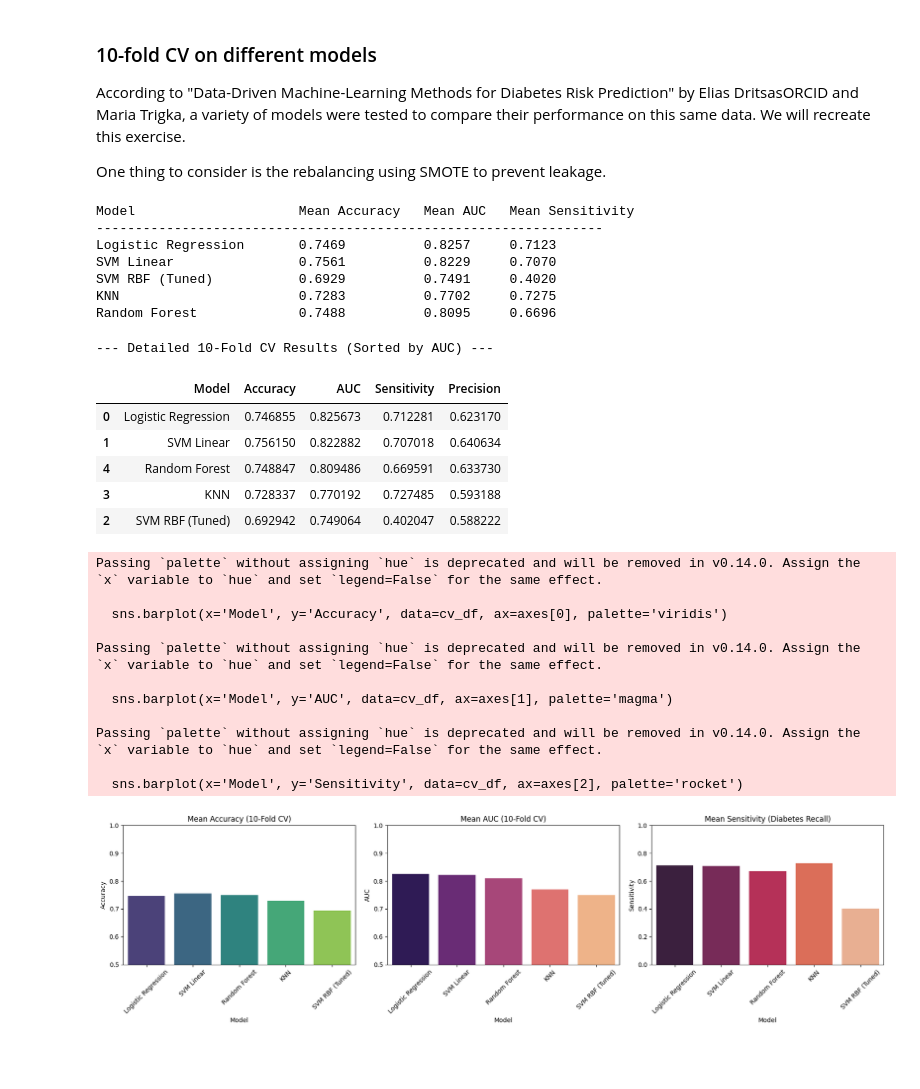
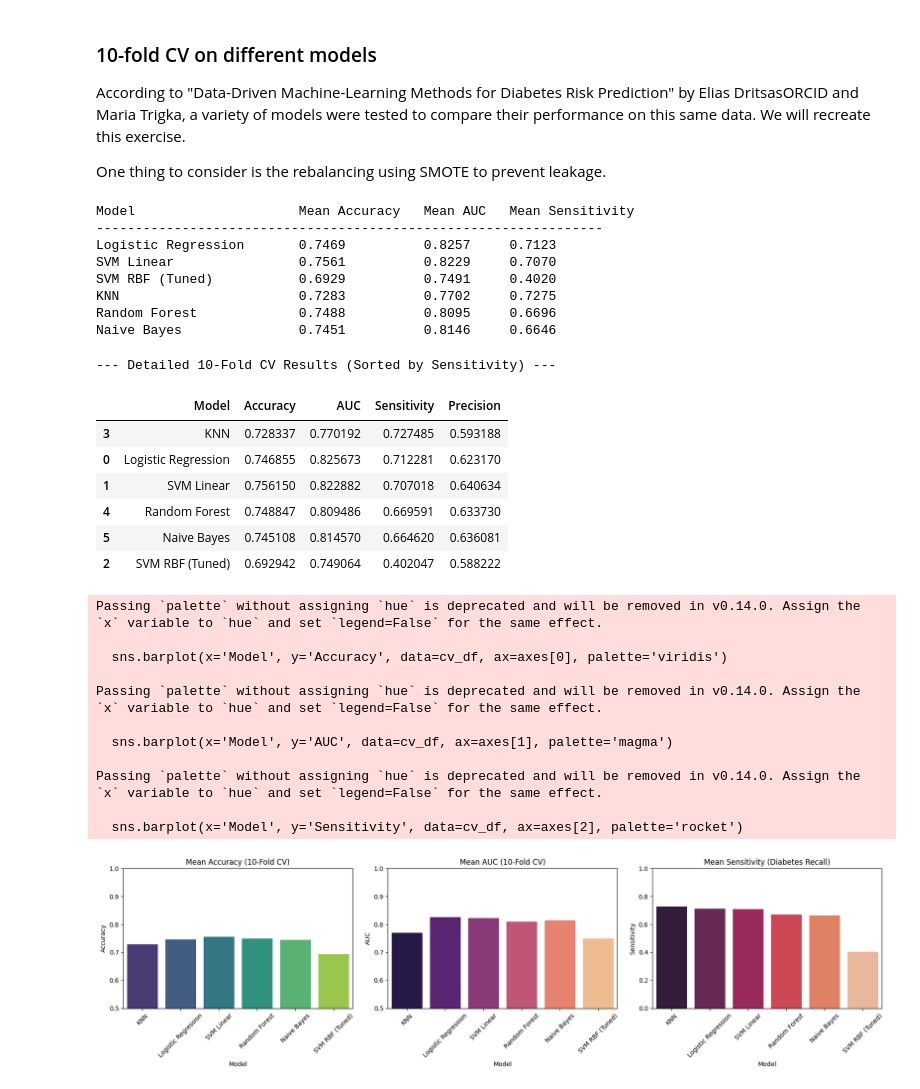
Before and after one commit to edgardjcuadra/Machine_Learning_Final, a Jupyter notebook: main_2.0.ipynb, the cells around one changed output. Cells and saved outputs as stored; diff of their text form; code cells hidden in the pictures; blank space fills up the shorter version.

```diff
--- a/main_2.0.ipynb
+++ b/main_2.0.ipynb
@@ -604,6 +604,7 @@ One thing to consider is the rebalancing using SMOTE to prevent leakage.
 # %%
 from sklearn.neighbors import KNeighborsClassifier
 from sklearn.ensemble import RandomForestClassifier
+from sklearn.naive_bayes import GaussianNB
 from sklearn.model_selection import cross_validate, StratifiedKFold
 from imblearn.pipeline import Pipeline as ImbPipeline
 
@@ -617,7 +618,8 @@ models = {
     'SVM Linear': SVC(kernel='linear', probability=True, random_state=42),
     'SVM RBF (Tuned)': SVC(kernel='rbf', C=1, gamma=1.5, probability=True, random_state=42),
     'KNN': KNeighborsClassifier(n_neighbors=5),
-    'Random Forest': RandomForestClassifier(n_estimators=100, random_state=42)
+    'Random Forest': RandomForestClassifier(n_estimators=100, random_state=42),
+    'Naive Bayes': GaussianNB()
 }
 
 # Define metrics we want to track
@@ -677,11 +679,12 @@ SVM Linear                0.7561          0.8229     0.7070
 SVM RBF (Tuned)           0.6929          0.7491     0.4020
 KNN                       0.7283          0.7702     0.7275
 Random Forest             0.7488          0.8095     0.6696
+Naive Bayes               0.7451          0.8146     0.6646
 # %%
 # Create a DataFrame for easy comparison
-cv_df = pd.DataFrame(results_list).sort_values(by='AUC', ascending=False)
+cv_df = pd.DataFrame(results_list).sort_values(by='Sensitivity', ascending=False)
 
-print("\n--- Detailed 10-Fold CV Results (Sorted by AUC) ---")
+print("\n--- Detailed 10-Fold CV Results (Sorted by Sensitivity) ---")
 display(cv_df)
 
 # Plotting the comparison
@@ -694,33 +697,34 @@ axes[0].set_ylim(0.5, 1.0)
 
 sns.barplot(x='Model', y='AUC', data=cv_df, ax=axes[1], palette='magma')
 axes[1].set_title('Mean AUC (10-Fold CV)')
 axes[1].tick_params(axis='x', rotation=45)
 axes[1].set_ylim(0.5, 1.0)
 
 sns.barplot(x='Model', y='Sensitivity', data=cv_df, ax=axes[2], palette='rocket')
 axes[2].set_title('Mean Sensitivity (Diabetes Recall)')
 axes[2].tick_params(axis='x', rotation=45)
 axes[2].set_ylim(0.0, 1.0)
 
 plt.tight_layout()
 plt.show()
 # %% [output]
---- Detailed 10-Fold CV Results (Sorted by AUC) ---
+--- Detailed 10-Fold CV Results (Sorted by Sensitivity) ---
 |  | Model | Accuracy | AUC | Sensitivity | Precision |
+| 3 | KNN | 0.728337 | 0.770192 | 0.727485 | 0.593188 |
 | 0 | Logistic Regression | 0.746855 | 0.825673 | 0.712281 | 0.623170 |
 | 1 | SVM Linear | 0.756150 | 0.822882 | 0.707018 | 0.640634 |
 | 4 | Random Forest | 0.748847 | 0.809486 | 0.669591 | 0.633730 |
-| 3 | KNN | 0.728337 | 0.770192 | 0.727485 | 0.593188 |
+| 5 | Naive Bayes | 0.745108 | 0.814570 | 0.664620 | 0.636081 |
 | 2 | SVM RBF (Tuned) | 0.692942 | 0.749064 | 0.402047 | 0.588222 |
 Passing `palette` without assigning `hue` is deprecated and will be removed in v0.14.0. Assign the `x` variable to `hue` and set `legend=False` for the same effect.
 
   sns.barplot(x='Model', y='Accuracy', data=cv_df, ax=axes[0], palette='viridis')
 
 Passing `palette` without assigning `hue` is deprecated and will be removed in v0.14.0. Assign the `x` variable to `hue` and set `legend=False` for the same effect.
 
   sns.barplot(x='Model', y='AUC', data=cv_df, ax=axes[1], palette='magma')
 
 Passing `palette` without assigning `hue` is deprecated and will be removed in v0.14.0. Assign the `x` variable to `hue` and set `legend=False` for the same effect.
 
   sns.barplot(x='Model', y='Sensitivity', data=cv_df, ax=axes[2], palette='rocket')
-[figure, old version]
+[figure, new version]
```
Also changed, not shown: parts of 1 cell of this notebook.
